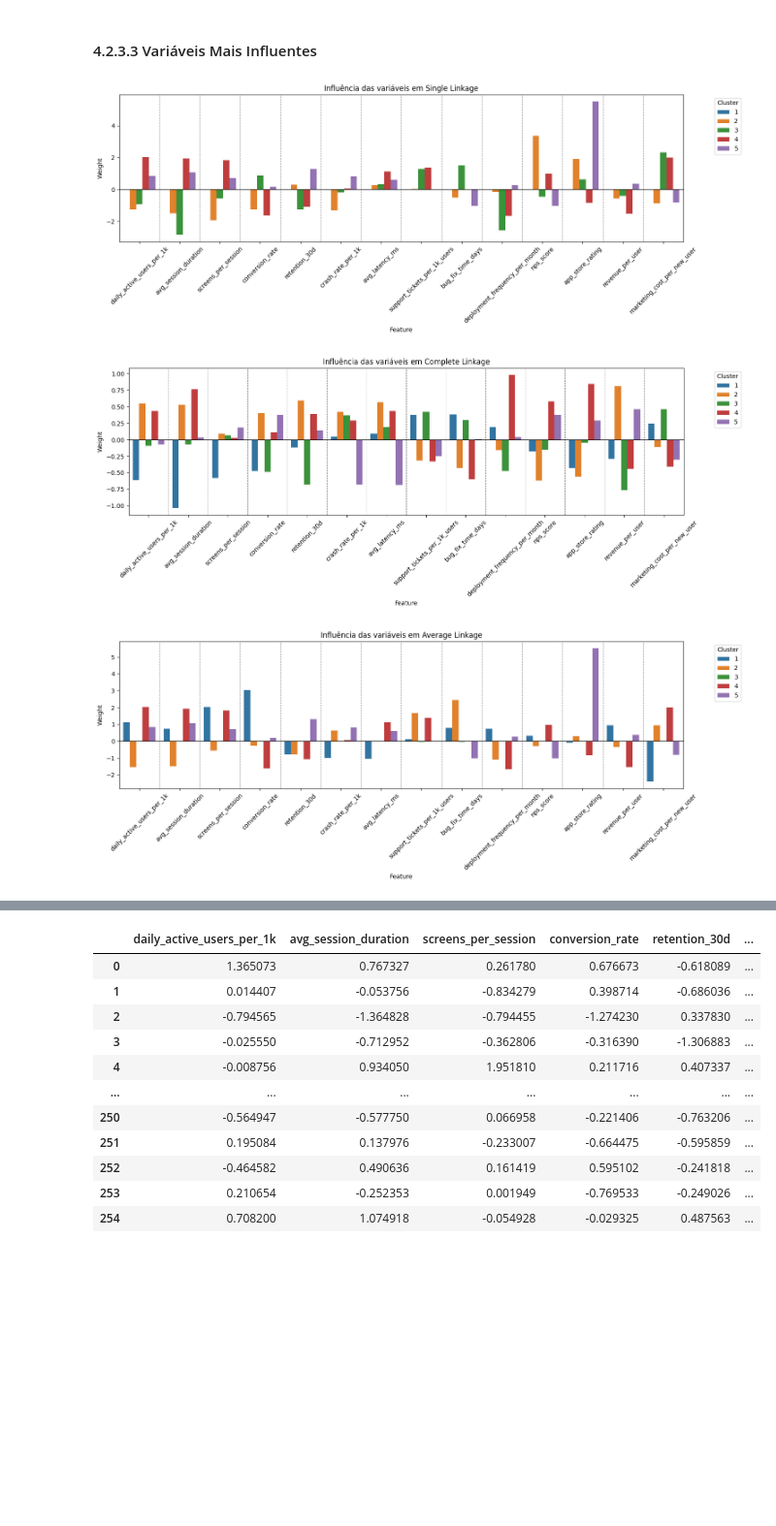
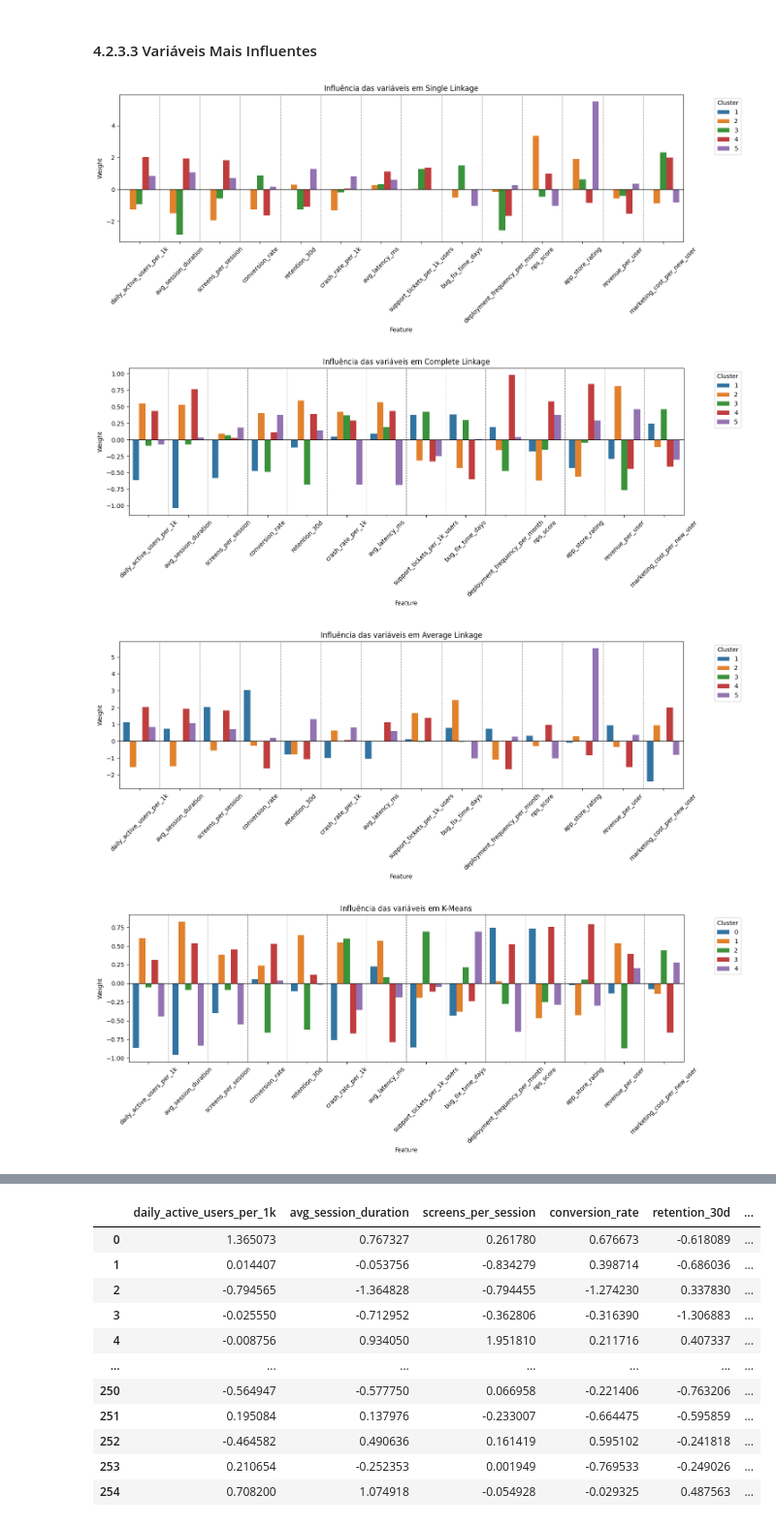
Before and after one commit to jfeiteira/Mini-projeto-do-PCA-e-Cluster, a Jupyter notebook: cluster.ipynb, the cells around one changed output, grey strips where cells are left out. Shown at 97% size. Saved outputs shown, nothing was run; the diff lists cells and outputs as text; code cells hidden in the pictures; blank space fills up the shorter version.

Commit message:
Cluster atualizado

```diff
--- a/cluster.ipynb
+++ b/cluster.ipynb
@@ -1675,33 +1693,55 @@ plot_feature_influence(
     data=importance_melted_comp,
     cluster_col='cluster_complete',
     title="Influência das variáveis em Complete Linkage",
     filename="influencia_var_completeL_df2.png"
 )
 
 
 # Average Linkage
 features_avg = df2_avg.drop(columns=['cluster_average'])
 
 global_avg_mean = features_avg.mean()
 global_avg_std = features_avg.std()
 
 cluster_avg_means = df2_avg.groupby('cluster_average').mean()
 
 relative_importance_avg = (cluster_avg_means - global_avg_mean) / global_avg_std
 
 importance_melted_avg = relative_importance_avg.reset_index().melt(id_vars='cluster_average')
 importance_melted_avg.columns = ['cluster_average', 'Feature', 'Relative Weight']
 
 plot_feature_influence(
     data=importance_melted_avg,
     cluster_col='cluster_average',
     title="Influência das variáveis em Average Linkage",
     filename="influencia_var_average_df2.png"
 )
+
+
+# Average Linkage
+features_kMean = df_k2.drop(columns=['cluster_kmeans'])
+
+global_k_mean = features_kMean.mean()
+global_k_std = features_kMean.std()
+
+cluster_k_means = df_k2.groupby('cluster_kmeans').mean()
+
+relative_importance_k = (cluster_k_means - global_k_mean) / global_k_std
+
+importance_melted_k = relative_importance_k.reset_index().melt(id_vars='cluster_kmeans')
+importance_melted_k.columns = ['cluster_kmeans', 'Feature', 'Relative Weight']
+
+plot_feature_influence(
+    data=importance_melted_k,
+    cluster_col='cluster_kmeans',
+    title="Influência das variáveis em K-Means",
+    filename="influencia_var_kMeans_df2.png"
+)
 # %% [output]
 [figure]
 [figure]
 [figure]
+[figure, added]
 # %% [markdown]
 Ao analisarmos os mapas de calor gerados acima conseguimos retirar as seguintes conclusões para cada tipo de *Linkage*:
 
```
Also changed, not shown: parts of 6 cells of this notebook.
